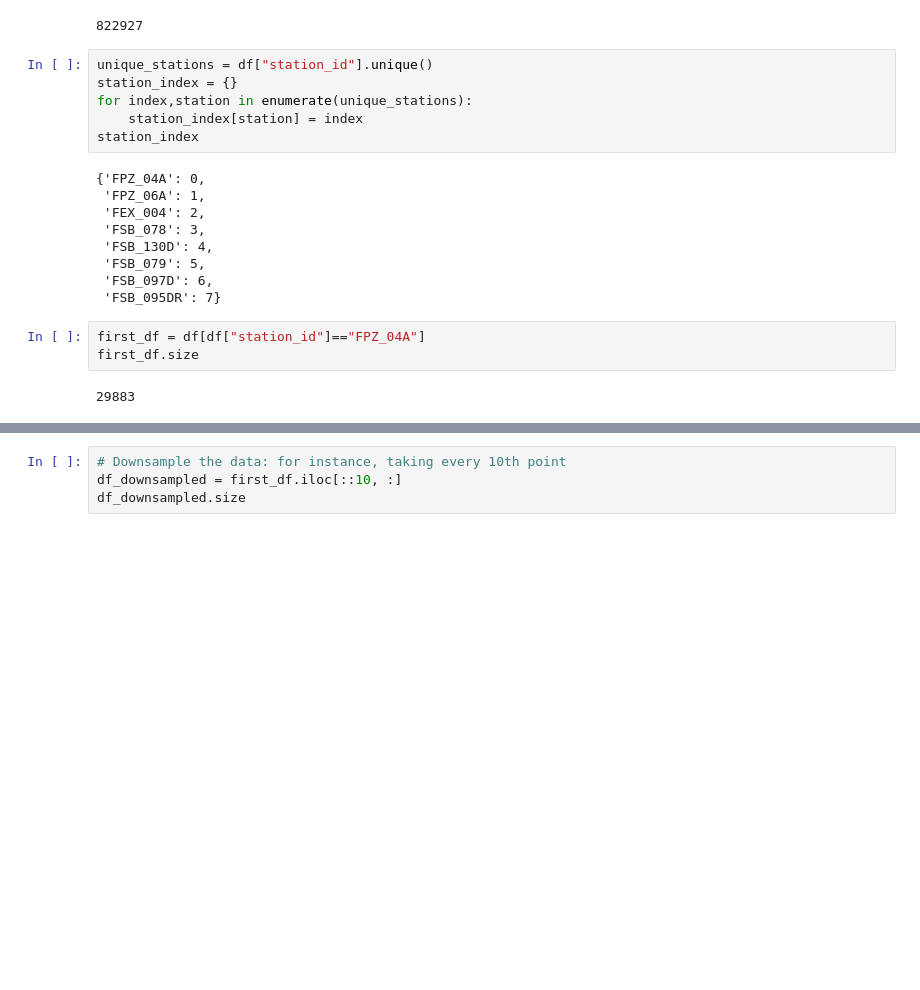
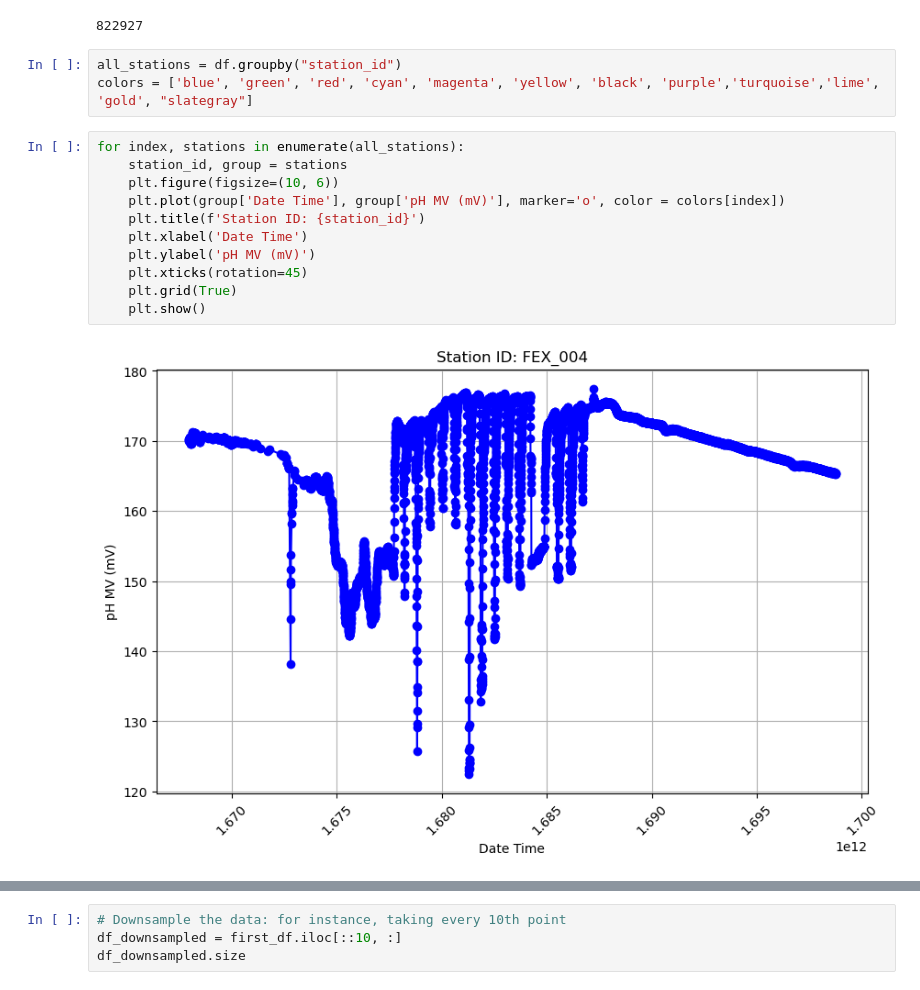
Before and after one commit to SGnawali25/DOE, a Jupyter notebook: code/Visulation_for_ind_station.ipynb, the cells around one changed output, grey strips where cells are left out. Drawn from its saved outputs; the diff is of its cells as text; blank space fills up the shorter version.

Commit message:
normal and autoencoder visualization

```diff
--- a/code/Visulation_for_ind_station.ipynb
+++ b/code/Visulation_for_ind_station.ipynb
@@ -18,22 +19,18 @@ df.size
 # %% [output]
 822927
 # %%
-unique_stations = df["station_id"].unique()
-station_index = {}
-for index,station in enumerate(unique_stations):
-    station_index[station] = index
-station_index
+all_stations = df.groupby("station_id")
+colors = ['blue', 'green', 'red', 'cyan', 'magenta', 'yellow', 'black', 'purple','turquoise','lime', 'gold', "slategray"]
-# %% [output]
-{'FPZ_04A': 0,
- 'FPZ_06A': 1,
- 'FEX_004': 2,
- 'FSB_078': 3,
- 'FSB_130D': 4,
- 'FSB_079': 5,
- 'FSB_097D': 6,
- 'FSB_095DR': 7}
 # %%
-first_df = df[df["station_id"]=="FPZ_04A"]
-first_df.size
+for index, stations in enumerate(all_stations):
+    station_id, group = stations
+    plt.figure(figsize=(10, 6))
+    plt.plot(group['Date Time'], group['pH MV (mV)'], marker='o', color = colors[index])
+    plt.title(f'Station ID: {station_id}')
+    plt.xlabel('Date Time')
+    plt.ylabel('pH MV (mV)')
+    plt.xticks(rotation=45)
+    plt.grid(True)
+    plt.show()
 # %% [output]
-29883
+[figure, added]
```
Also changed, not shown: parts of 4 cells of this notebook, 5 other files.
